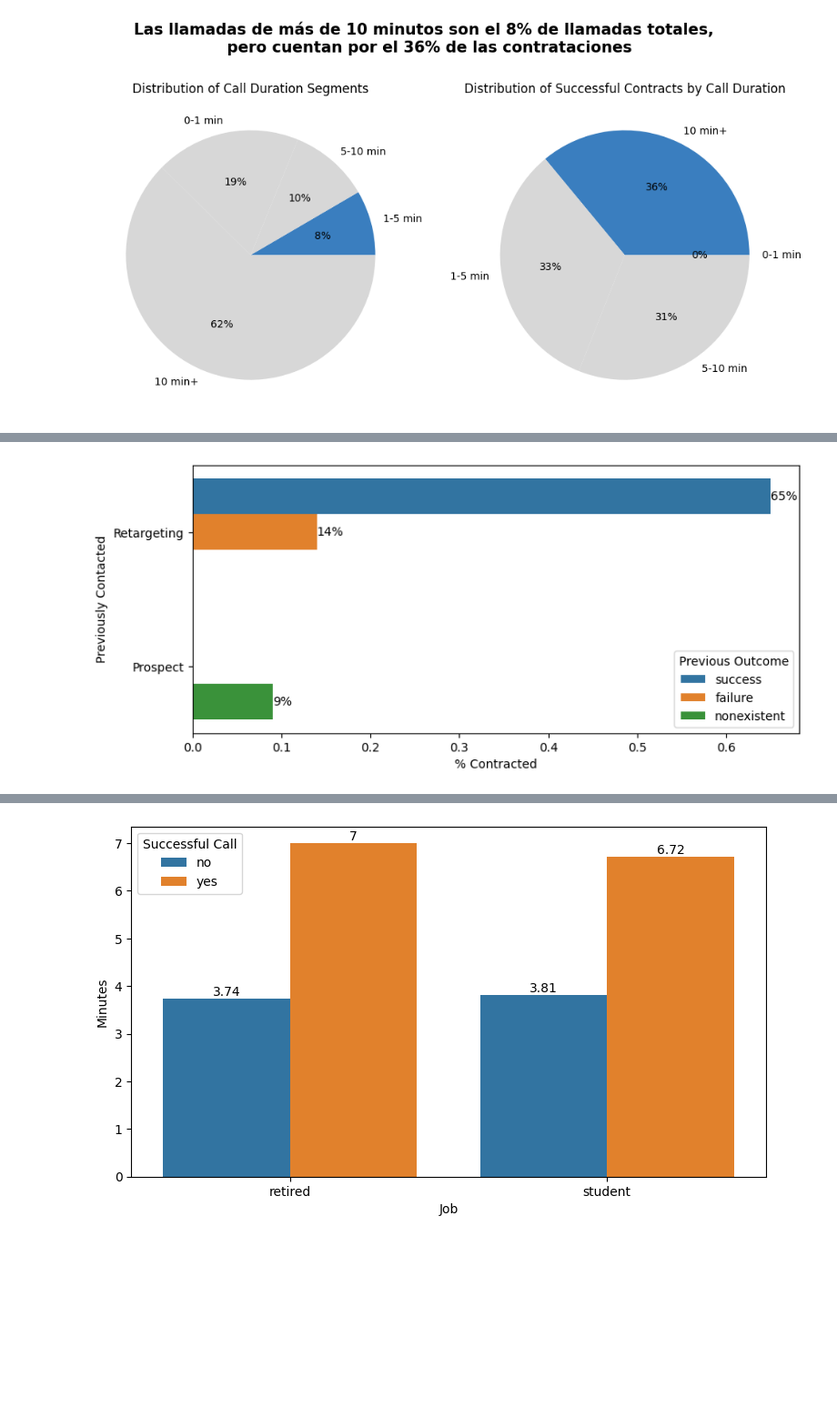
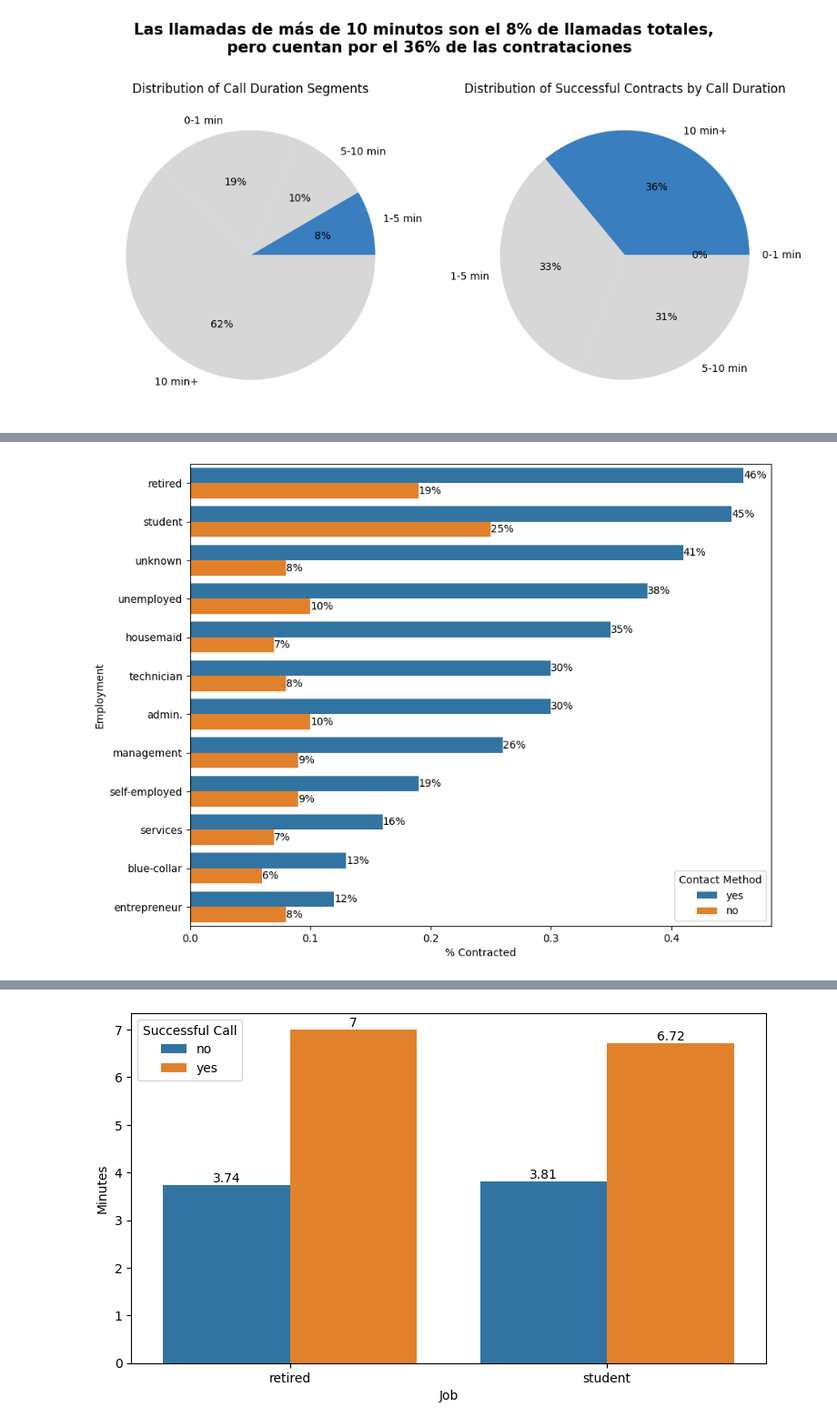
Before and after one commit to diegodelarubia/Trabajo_Final_Master-TFM-, a Jupyter notebook: TFM_Fintech/TFM_Final/supplemental.ipynb, the cells around one changed output, grey strips where cells are left out. Shown at 91% size. Cells and saved outputs as stored; diff of their text form; code cells hidden in the pictures; blank space fills up the shorter version.

```diff
--- a/TFM_Fintech/TFM_Final/supplemental.ipynb
+++ b/TFM_Fintech/TFM_Final/supplemental.ipynb
@@ -772,15 +290,0 @@ plt.show()
-# %%
-ax = sns.catplot(
-    data= df.query('job == "student" | job == "retired"').groupby(['job','duration_segment'], observed= True)['y'].value_counts(normalize= True).round(2).reset_index().query('y == "yes"'),
-    x= "duration_segment",
-    y= "proportion",
-    col= "job",
-    kind="bar", height=4, aspect=2
-)
-
-for ax in ax.axes.flat:
-    ax.set(ylabel='% Contracted', xlabel='Call Duration Segment')
-    for container in ax.containers:
-        ax.bar_label(container, fontsize=10, fmt=lambda x: f'{x:.0%}')
-
-plt.show()
@@ -830,2 +325,0 @@ Categorizamos los clientes si lo habíamos contactado anteriormente:
-# %%
-df['previously_attempted'] = df['previous'].apply(lambda x: previouslyContacted(x))
@@ -839,25 +468,22 @@ Name: count, dtype: int64
 # %%
-ax = plt.subplots(figsize=(9, 4))
+ax = plt.subplots(figsize=(10, 8))
 
 ax = sns.barplot(
-    df.groupby(['previously_attempted','poutcome'])['y'].value_counts(normalize= True).round(2).reset_index().pivot(index= ['previously_attempted','poutcome'], columns = 'y', values = 'proportion').sort_values(by = 'yes', ascending= False),
+    df.groupby(['job','previously_attempted'])['y'].value_counts(normalize= True).round(2).reset_index().pivot(index= ['job','previously_attempted'], columns = 'y', values = 'proportion').sort_values(by = 'yes', ascending= False),
     x = 'yes',
-    y = 'previously_attempted',
-    hue = 'poutcome',
+    y = 'job',
+    hue = 'previously_attempted'
 )
 
-# ax.bar_label(ax.containers[0], fontsize=10)
-# ax.bar_label(ax.containers[1], fontsize=10)
-# ax.bar_label(ax.containers[2], fontsize=10)
-
-ax.set(xlabel='% Contracted', ylabel='Previously Contacted')
+ax.set(xlabel='% Contracted', ylabel='Employment')
 
 for container in ax.containers:
     ax.bar_label(container, fontsize=10, fmt=lambda x: f'{x:.0%}')
 
-plt.legend(title='Previous Outcome')
+plt.legend(title='Contact Method')
+
 
 plt.show()
 # %% [output]
-[figure, old version]
+[figure, new version]
 # %%
```
Also changed, not shown: parts of 103 cells of this notebook, 2 other files.
